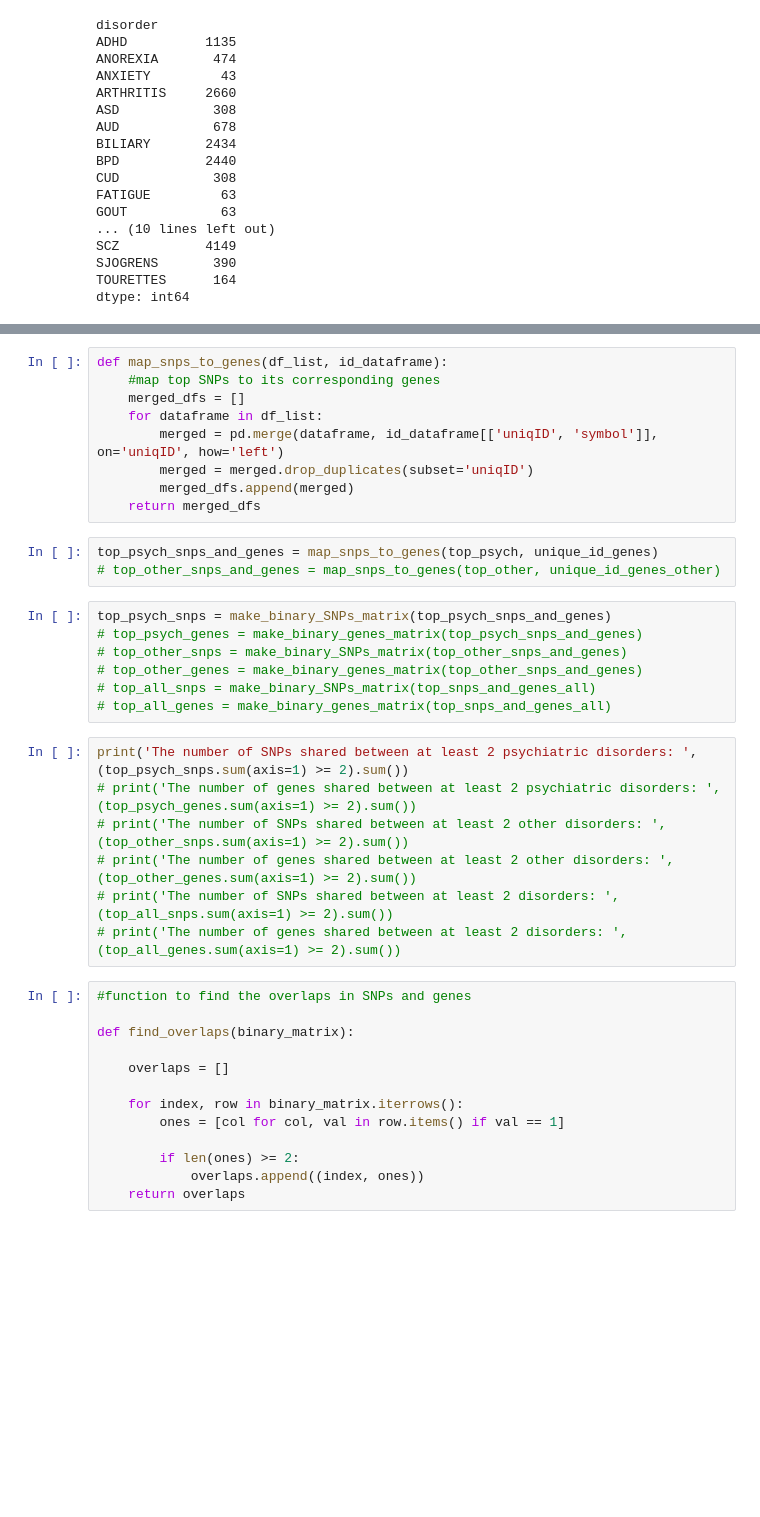
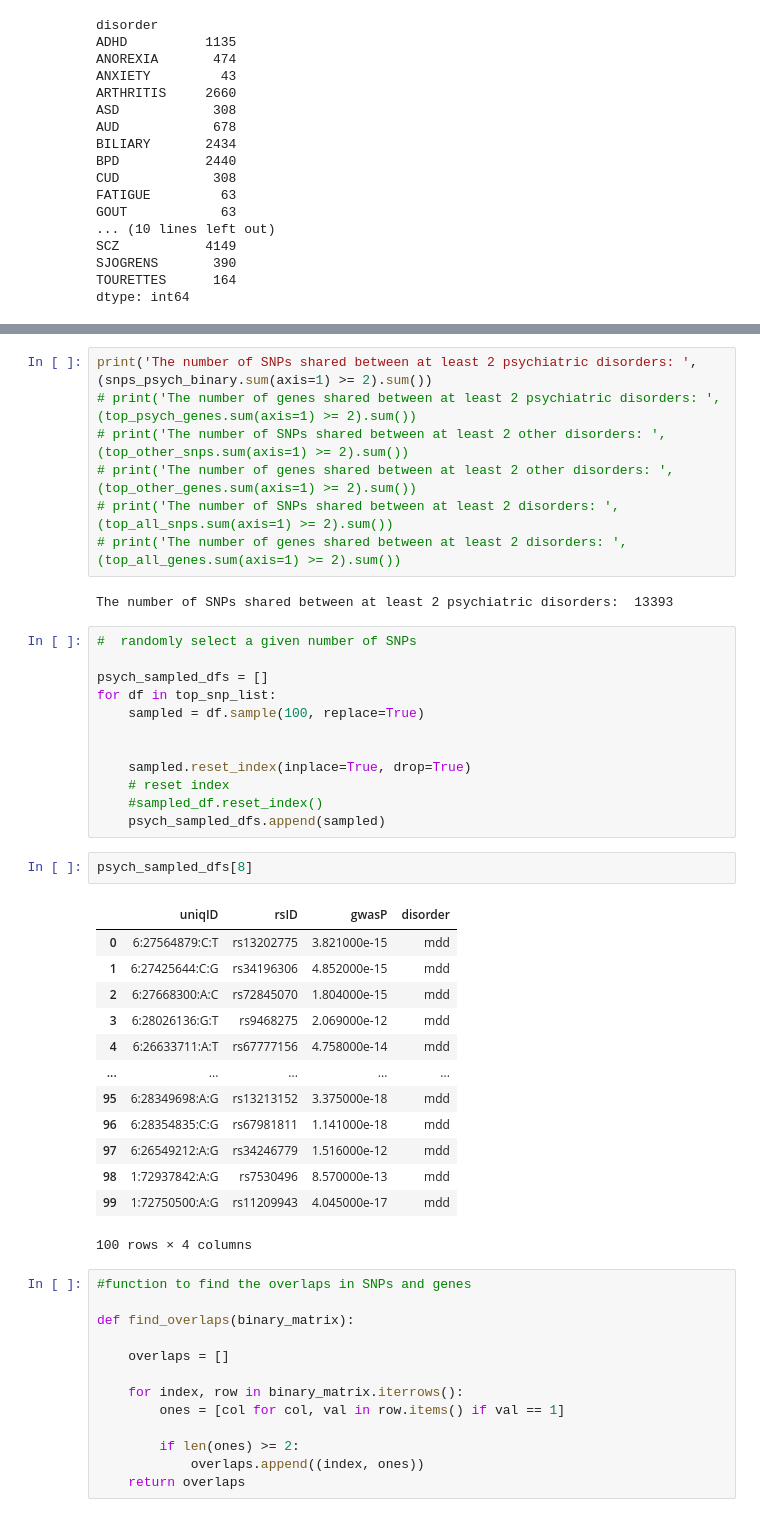
Before and after one commit to Aje026/Genetic-Overlap-in-Female-Biased-Disorders, a Jupyter notebook: snps_disorders.ipynb, the cells around one changed output, grey strips where cells are left out. Saved outputs shown, nothing was run; the diff lists cells and outputs as text; blank space fills up the shorter version.

Commit message:
sample SNPs

```diff
--- a/snps_disorders.ipynb
+++ b/snps_disorders.ipynb
@@ -201,29 +198,40 @@ unique_id_genes = pd.read_csv('uniqueID_genes.txt', sep='\t', index_col=0)
-# %%
-def map_snps_to_genes(df_list, id_dataframe):
-    #map top SNPs to its corresponding genes
-    merged_dfs = []
-    for dataframe in df_list:
-        merged = pd.merge(dataframe, id_dataframe[['uniqID', 'symbol']], on='uniqID', how='left')
-        merged = merged.drop_duplicates(subset='uniqID')
-        merged_dfs.append(merged)
-    return merged_dfs
-# %%
-top_psych_snps_and_genes = map_snps_to_genes(top_psych, unique_id_genes)
-# top_other_snps_and_genes = map_snps_to_genes(top_other, unique_id_genes_other)
-# %%
-top_psych_snps = make_binary_SNPs_matrix(top_psych_snps_and_genes)
-# top_psych_genes = make_binary_genes_matrix(top_psych_snps_and_genes)
-# top_other_snps = make_binary_SNPs_matrix(top_other_snps_and_genes)
-# top_other_genes = make_binary_genes_matrix(top_other_snps_and_genes)
-# top_all_snps = make_binary_SNPs_matrix(top_snps_and_genes_all)
-# top_all_genes = make_binary_genes_matrix(top_snps_and_genes_all)
 # %%
-print('The number of SNPs shared between at least 2 psychiatric disorders: ',(top_psych_snps.sum(axis=1) >= 2).sum())
+print('The number of SNPs shared between at least 2 psychiatric disorders: ',(snps_psych_binary.sum(axis=1) >= 2).sum())
 # print('The number of genes shared between at least 2 psychiatric disorders: ',(top_psych_genes.sum(axis=1) >= 2).sum())
 # print('The number of SNPs shared between at least 2 other disorders: ',(top_other_snps.sum(axis=1) >= 2).sum())
 # print('The number of genes shared between at least 2 other disorders: ',(top_other_genes.sum(axis=1) >= 2).sum())
 # print('The number of SNPs shared between at least 2 disorders: ',(top_all_snps.sum(axis=1) >= 2).sum())
 # print('The number of genes shared between at least 2 disorders: ',(top_all_genes.sum(axis=1) >= 2).sum())
+# %% [output]
+The number of SNPs shared between at least 2 psychiatric disorders:  13393
+# %%
+#  randomly select a given number of SNPs
+
+psych_sampled_dfs = []
+for df in top_snp_list:
+    sampled = df.sample(100, replace=True)
+
+
+    sampled.reset_index(inplace=True, drop=True)
+    # reset index
+    #sampled_df.reset_index()
+    psych_sampled_dfs.append(sampled)
+# %%
+psych_sampled_dfs[8]
+# %% [output]
+|  | uniqID | rsID | gwasP | disorder |
+| 0 | 6:27564879:C:T | rs13202775 | 3.821000e-15 | mdd |
+| 1 | 6:27425644:C:G | rs34196306 | 4.852000e-15 | mdd |
+| 2 | 6:27668300:A:C | rs72845070 | 1.804000e-15 | mdd |
+| 3 | 6:28026136:G:T | rs9468275 | 2.069000e-12 | mdd |
+| 4 | 6:26633711:A:T | rs67777156 | 4.758000e-14 | mdd |
+| ... | ... | ... | ... | ... |
+| 95 | 6:28349698:A:G | rs13213152 | 3.375000e-18 | mdd |
+| 96 | 6:28354835:C:G | rs67981811 | 1.141000e-18 | mdd |
+| 97 | 6:26549212:A:G | rs34246779 | 1.516000e-12 | mdd |
+| 98 | 1:72937842:A:G | rs7530496 | 8.570000e-13 | mdd |
+| 99 | 1:72750500:A:G | rs11209943 | 4.045000e-17 | mdd |
+100 rows × 4 columns
 # %%
 #function to find the overlaps in SNPs and genes
 
```
Also changed, not shown: parts of 6 cells of this notebook.
